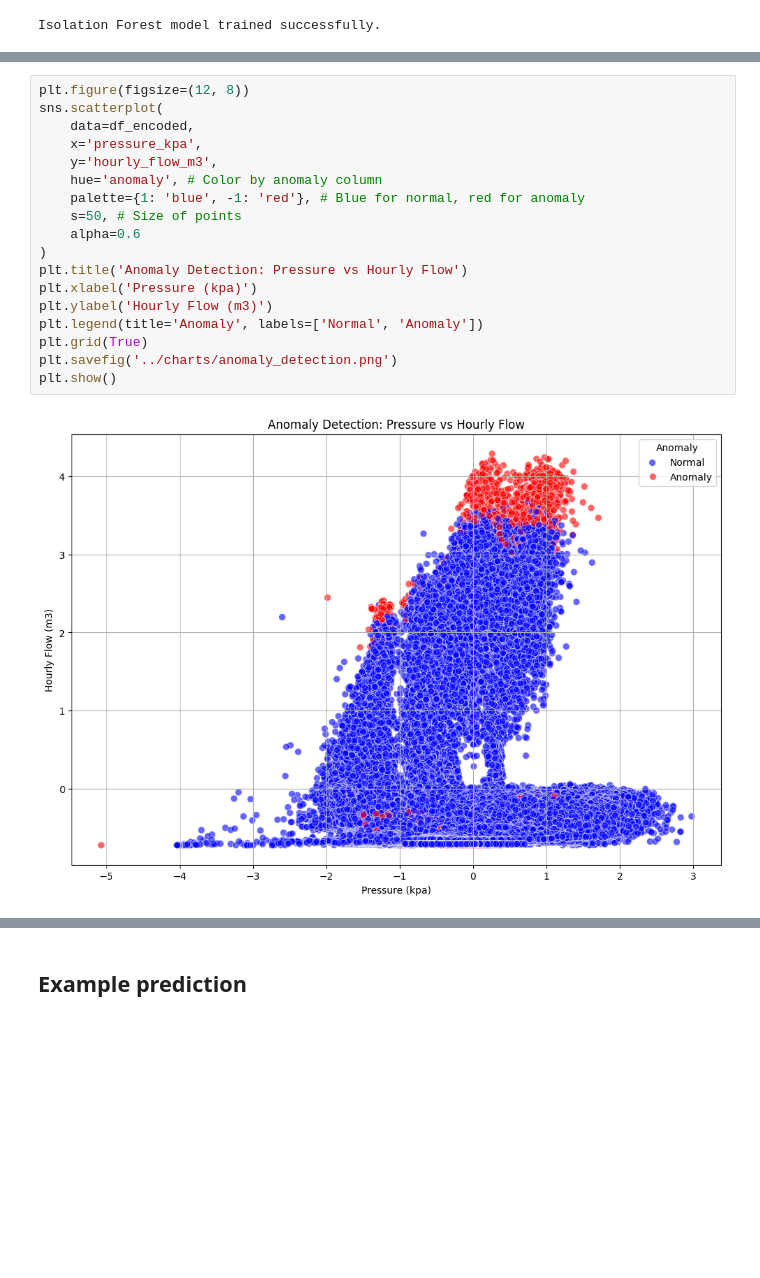
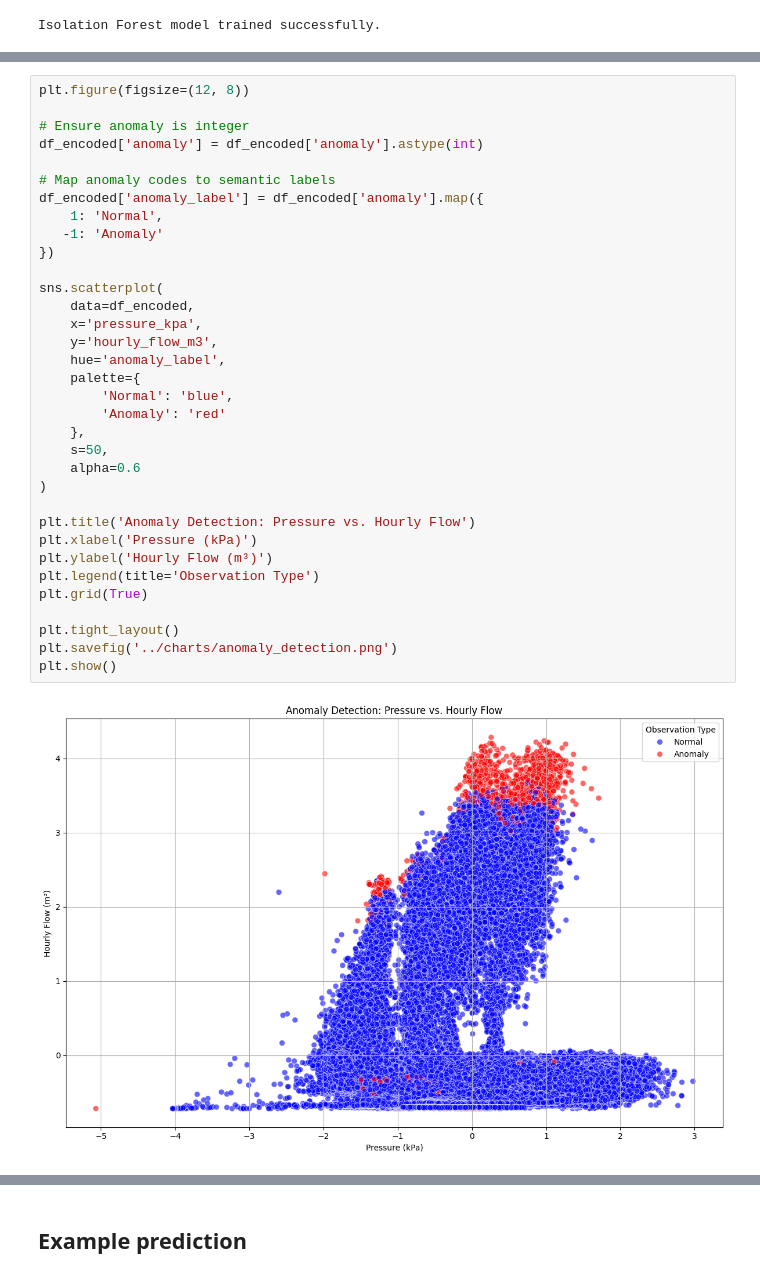
Before and after one commit to Ismat-Samadov/anomalies_in_gas_pipeline, a Jupyter notebook: notebooks/analyse.ipynb, the cells around one changed output, grey strips where cells are left out. Saved outputs shown, nothing was run; the diff lists cells and outputs as text; blank space fills up the shorter version.

```diff
--- a/notebooks/analyse.ipynb
+++ b/notebooks/analyse.ipynb
@@ -337,22 +384,38 @@ Unique values in anomaly column: [ 1 -1]
 # %%
 plt.figure(figsize=(12, 8))
+
+# Ensure anomaly is integer
+df_encoded['anomaly'] = df_encoded['anomaly'].astype(int)
+
+# Map anomaly codes to semantic labels
+df_encoded['anomaly_label'] = df_encoded['anomaly'].map({
+    1: 'Normal',
+   -1: 'Anomaly'
+})
+
 sns.scatterplot(
     data=df_encoded,
     x='pressure_kpa',
     y='hourly_flow_m3',
-    hue='anomaly', # Color by anomaly column
-    palette={1: 'blue', -1: 'red'}, # Blue for normal, red for anomaly
-    s=50, # Size of points
+    hue='anomaly_label',
+    palette={
+        'Normal': 'blue',
+        'Anomaly': 'red'
+    },
+    s=50,
     alpha=0.6
 )
-plt.title('Anomaly Detection: Pressure vs Hourly Flow')
-plt.xlabel('Pressure (kpa)')
-plt.ylabel('Hourly Flow (m3)')
-plt.legend(title='Anomaly', labels=['Normal', 'Anomaly'])
+
+plt.title('Anomaly Detection: Pressure vs. Hourly Flow')
+plt.xlabel('Pressure (kPa)')
+plt.ylabel('Hourly Flow (m³)')
+plt.legend(title='Observation Type')
 plt.grid(True)
+
+plt.tight_layout()
 plt.savefig('../charts/anomaly_detection.png')
 plt.show()
 # %% [output]
-[figure, old version]
+[figure, new version]
 # %%
 plt.figure(figsize=(10, 6))
```
Also changed, not shown: parts of 5 cells of this notebook, 6 other files.
